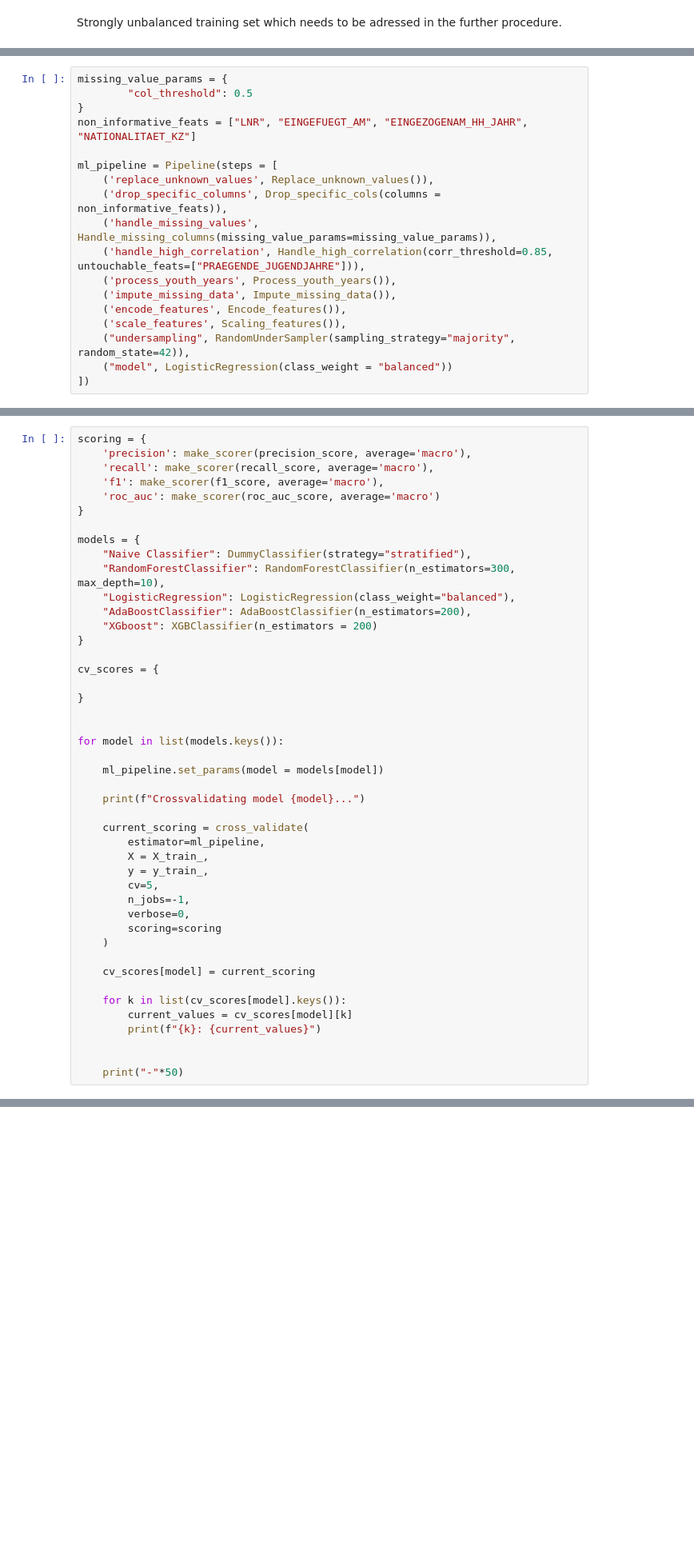
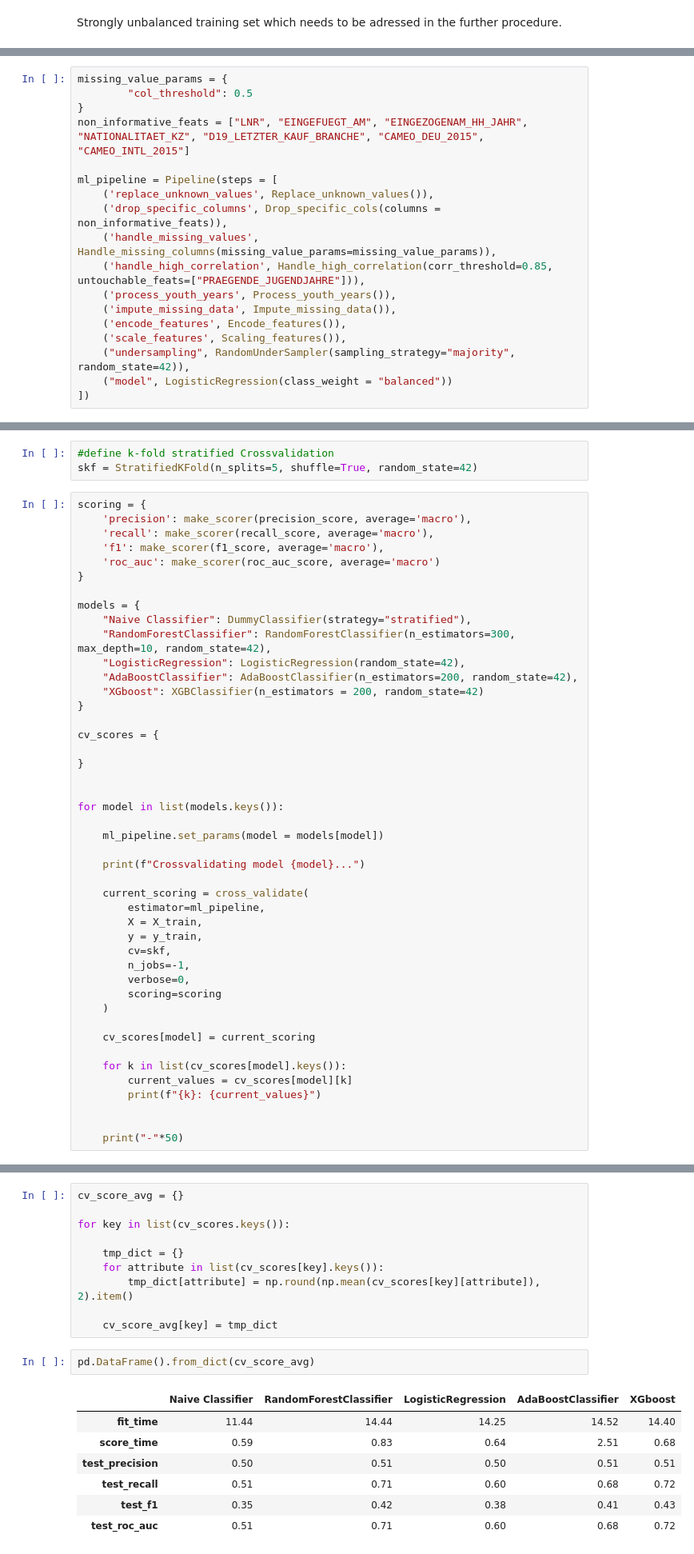
Before and after one commit to RobinWesselmann/Udacity_DataScientist_Class, a Jupyter notebook: 07_Project_Capstone_Arvato-Bertelsmann/Customer_Segmentation/03_Supervised_Learning.ipynb, the cells around one changed output, grey strips where cells are left out. Shown at 80% size. Saved outputs shown, nothing was run; the diff lists cells and outputs as text; blank space fills up the shorter version.

```diff
--- a/07_Project_Capstone_Arvato-Bertelsmann/Customer_Segmentation/03_Supervised_Learning.ipynb
+++ b/07_Project_Capstone_Arvato-Bertelsmann/Customer_Segmentation/03_Supervised_Learning.ipynb
@@ -429,7 +449,7 @@ In the different steps of the pipeline several arguments can be defined which ar
 missing_value_params = {
         "col_threshold": 0.5
 }
-non_informative_feats = ["LNR", "EINGEFUEGT_AM", "EINGEZOGENAM_HH_JAHR", "NATIONALITAET_KZ"]
+non_informative_feats = ["LNR", "EINGEFUEGT_AM", "EINGEZOGENAM_HH_JAHR", "NATIONALITAET_KZ", "D19_LETZTER_KAUF_BRANCHE", "CAMEO_DEU_2015", "CAMEO_INTL_2015"]
 
 ml_pipeline = Pipeline(steps = [
     ('replace_unknown_values', Replace_unknown_values()),
@@ -460,3 +475,6 @@ X_train_, y_train_ = mailout_train_dropped.drop("RESPONSE", axis = 1), mailout_t
+# %%
+#define k-fold stratified Crossvalidation
+skf = StratifiedKFold(n_splits=5, shuffle=True, random_state=42)
 # %%
 scoring = {
     'precision': make_scorer(precision_score, average='macro'),
@@ -467,10 +485,10 @@ scoring = {
 
 models = {
     "Naive Classifier": DummyClassifier(strategy="stratified"),
-    "RandomForestClassifier": RandomForestClassifier(n_estimators=300, max_depth=10),
-    "LogisticRegression": LogisticRegression(class_weight="balanced"),
-    "AdaBoostClassifier": AdaBoostClassifier(n_estimators=200),
-    "XGboost": XGBClassifier(n_estimators = 200)
+    "RandomForestClassifier": RandomForestClassifier(n_estimators=300, max_depth=10, random_state=42),
+    "LogisticRegression": LogisticRegression(random_state=42),
+    "AdaBoostClassifier": AdaBoostClassifier(n_estimators=200, random_state=42),
+    "XGboost": XGBClassifier(n_estimators = 200, random_state=42)
 }
 
 cv_scores = {
@@ -486,9 +504,9 @@ for model in list(models.keys()):
 
     current_scoring = cross_validate(
         estimator=ml_pipeline,
-        X = X_train_,
-        y = y_train_,
-        cv=5,
+        X = X_train,
+        y = y_train,
+        cv=skf,
         n_jobs=-1,
         verbose=0,
         scoring=scoring
@@ -534,3 +552,23 @@ Model XGboost: 0.73
+# %%
+cv_score_avg = {}
+
+for key in list(cv_scores.keys()):
+
+    tmp_dict = {}
+    for attribute in list(cv_scores[key].keys()):
+        tmp_dict[attribute] = np.round(np.mean(cv_scores[key][attribute]), 2).item()
+
+    cv_score_avg[key] = tmp_dict
+# %%
+pd.DataFrame().from_dict(cv_score_avg)
+# %% [output]
+|  | Naive Classifier | RandomForestClassifier | LogisticRegression | AdaBoostClassifier | XGboost |
+| fit_time | 11.44 | 14.44 | 14.25 | 14.52 | 14.40 |
+| score_time | 0.59 | 0.83 | 0.64 | 2.51 | 0.68 |
+| test_precision | 0.50 | 0.51 | 0.50 | 0.51 | 0.51 |
+| test_recall | 0.51 | 0.71 | 0.60 | 0.68 | 0.72 |
+| test_f1 | 0.35 | 0.42 | 0.38 | 0.41 | 0.43 |
+| test_roc_auc | 0.51 | 0.71 | 0.60 | 0.68 | 0.72 |
 # %% [markdown]
 **Evaluation of the models:**
 * The Naive Classifier scores a ROC-AUC Score of around 0.5 which means that it's ability to distinguish between the two classes is not given.
```
Also changed, not shown: parts of 50 cells of this notebook, 18 other files.
